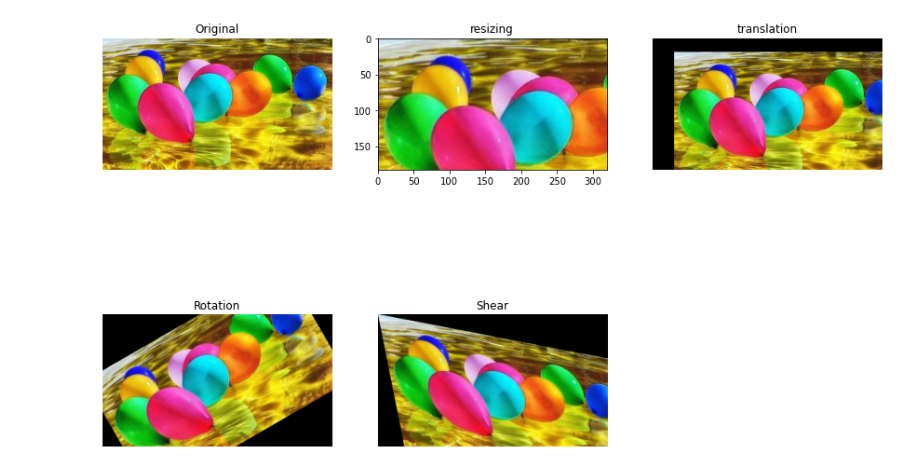
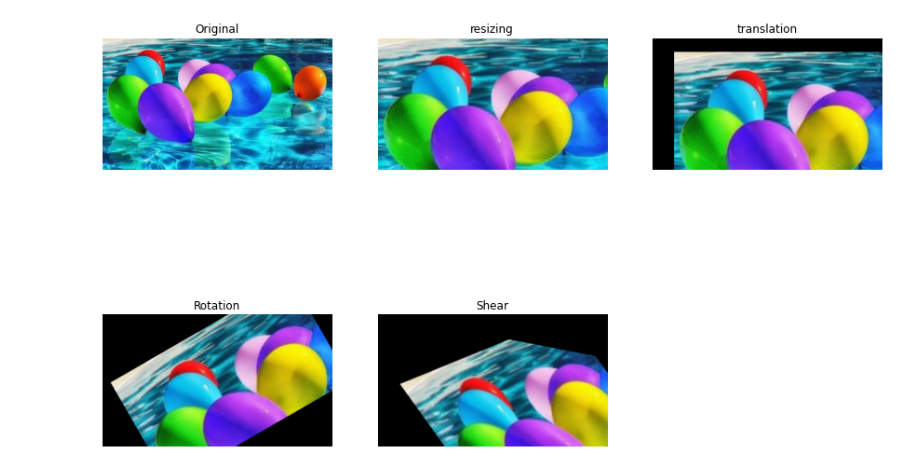
Before and after one commit to MINDYEOI/Image-Processing, a Jupyter notebook: Affine/P3B_Affine.ipynb, the cells around one changed output. Drawn from its saved outputs; the diff is of its cells as text; code cells hidden in the pictures.

Commit message:
Modified : my_rotation, output image format(BGR->RGB)

```diff
--- a/Affine/P3B_Affine.ipynb
+++ b/Affine/P3B_Affine.ipynb
@@ -34,10 +37,12 @@ def my_rotation(img, angle):
 
     rad = math.radians(angle)
 
-    matrix = cv2.getRotationMatrix2D((center_x, center_y), #회전 중심
-                            angle, # 회전각도(양수 반시계방향, 음수 시계방향)
-                            1) # 이미지 배율
-    #참고자료 : https://webnautes.tistory.com/1250
+    a = math.cos(rad)
+    b = math.sin(rad)
+
+    matrix = np.array([[  a , b   , (1-a)*center_x-b*center_y   ],
+                       [ -b  , a   , b*center_x+(1-a)*center_y  ]], dtype=np.float32)
+
     result = cv2.warpAffine(img, matrix, None)
     return result
 
@@ -55,43 +60,45 @@ def my_shear(img):
 
 shearing = my_shear(rotation)
 # %%
-# plotting 하는 코드, 수정할 필요는 없습니다.
-# P1A-Step4 각각의 실험 결과를 차례대로 보여주세요.
+
+RGBimg = cv2.cvtColor(I, cv2.COLOR_BGR2RGB)
 fig = plt.figure(figsize = (15, 10)) # rows*cols 행렬의 i번째 subplot 생성
 rows = 2
 cols = 3
 
+ax5 = fig.add_subplot(rows, cols, 1)
+ax5.imshow(RGBimg)
+ax5.set_title('Original')
+ax5.axis("off")
+
 ax1 = fig.add_subplot(rows, cols, 2)
-resizing = my_resizing(I)
+resizing = my_resizing(RGBimg)
 ax1.imshow(resizing)
 ax1.set_title('resizing')
-ax2.axis("off")
+ax1.axis("off")
 
 ax2 = fig.add_subplot(rows, cols, 3)
-translation = my_translation(I)
+translation = my_translation(resizing)
 ax2.imshow(translation)
 ax2.set_title('translation')
 ax2.axis("off")
 
 ax3 = fig.add_subplot(rows, cols, 4)
-rotation = my_rotation(I, 30)
+rotation = my_rotation(translation, 30)
 ax3.imshow(rotation)
 ax3.set_title('Rotation')
 ax3.axis("off")
 
 ax4 = fig.add_subplot(rows, cols, 5)
-shear = my_shear(I)
+shear = my_shear(rotation)
 ax4.imshow(shear)
 ax4.set_title('Shear')
 ax4.axis("off")
 
-ax5 = fig.add_subplot(rows, cols, 1)
-ax5.imshow(I)
-ax5.set_title('Original')
-ax5.axis("off")
+
 
 
 
 plt.show()
 # %% [output]
-[figure, old version]
+[figure, new version]
```
Also changed, not shown: parts of 1 cell of this notebook.
